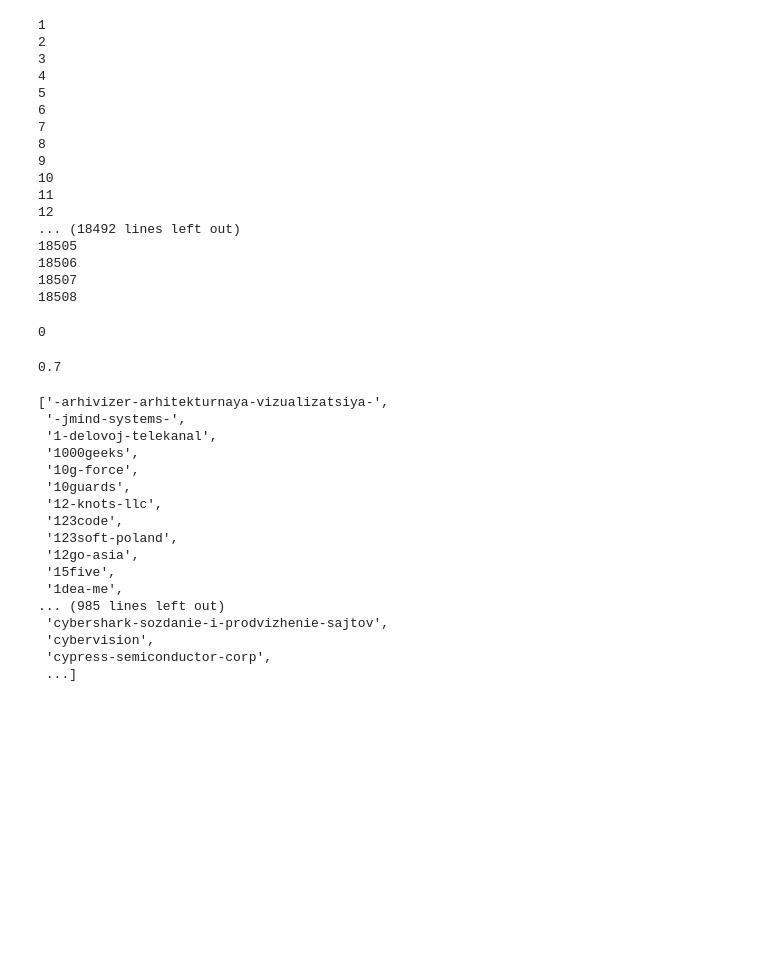
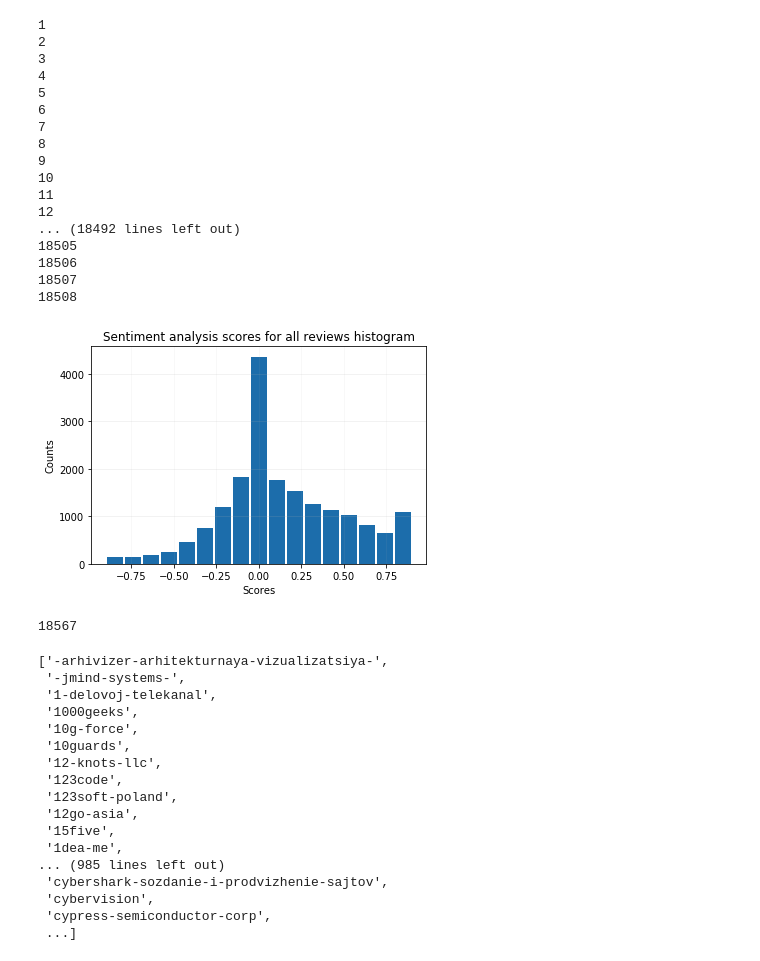
Before and after one commit to SashaGolovach/DOU-Companies, a Jupyter notebook: Scripts/Untitled.ipynb, the cells around one changed output. Drawn from its saved outputs; the diff is of its cells as text; code cells hidden in the pictures; blank space fills up the shorter version.

Commit message:
Histogram

```diff
--- a/Scripts/Untitled.ipynb
+++ b/Scripts/Untitled.ipynb
@@ -52,6 +52,10 @@ insert_review_script = '''
 INSERT INTO Reviews (companyName, text, translatedText, score) VALUES
 (%s, %s, %s, %s)
 '''
+
+select_scores_script = '''
+SELECT score FROM Reviews
+'''
 # %%
 import os
 os.chdir('../DOU Companies/App_Data/CompanyReviews')
@@ -135,15 +136,35 @@ for item in formatted:
         mycursor.execute(insert_review_script, item)
     except:
         count += 1
-# %%
-cnt
-# %% [output]
-0
-# %%
-items = analysed_reviews.__dict__["ascendix"][2]
-items
-# %% [output]
-0.7
+# %%
+import pandas as pd
+import numpy as np
+import matplotlib.pyplot as plt
+
+
+mycursor.execute(select_scores_script)
+result = mycursor.fetchall()
+result = np.array([item[0] for item in result])
+
+commutes = pd.Series(result)
+commutes = commutes.astype(float)
+
+commutes.plot.hist(grid=False, bins=17, rwidth=0.9,
+                   color='#1c6dab')
+plt.title('Sentiment analysis scores for all reviews histogram')
+plt.xlabel('Scores')
+plt.ylabel('Counts')
+plt.grid(axis='y', alpha=0.2)
+plt.grid(axis='x', alpha=0.1)
+plt.savefig('hist.eps', format='eps')
+# %% [output]
+[figure, added]
+# %%
+mycursor.execute(select_scores_script)
+result = mycursor.fetchall()
+len(result)
+# %% [output]
+18567
 # %%
 dir(scores)
 # %% [output]
```
Also changed, not shown: parts of 3 cells of this notebook, 1 other file.
